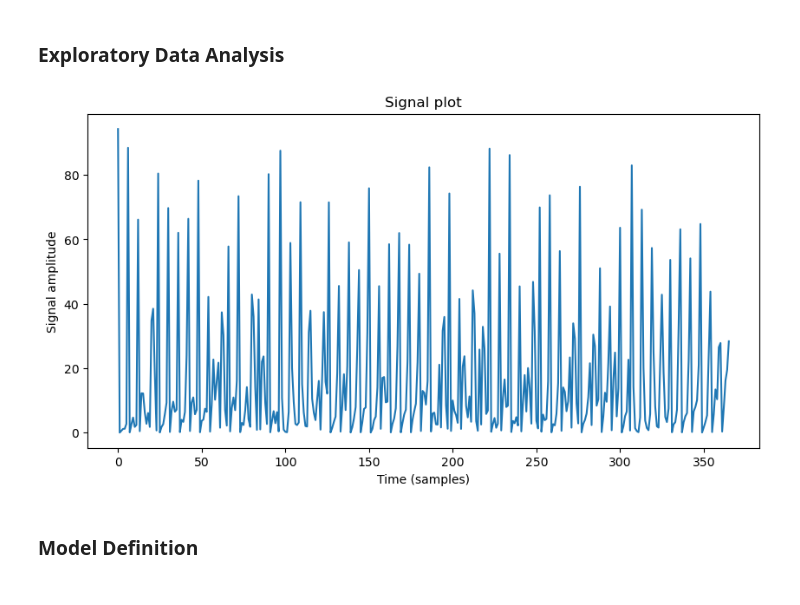
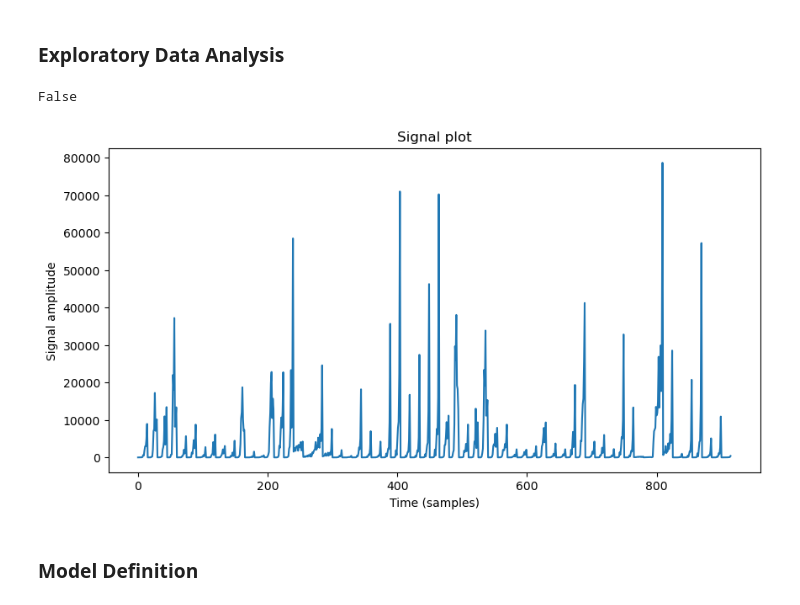
Before and after one commit to Fulkyhariz/EEG-Alcohol-Classification, a Jupyter notebook: notebook/CNN_rwb.ipynb, the cells around one changed output. Drawn from its saved outputs; the diff is of its cells as text; code cells hidden in the pictures.

```diff
--- a/notebook/CNN_rwb.ipynb
+++ b/notebook/CNN_rwb.ipynb
@@ -95,24 +95,35 @@ array([[3.69149022e+01, 8.42972939e-01, 1.92153571e+01, ...,
         2.23196140e+00, 3.62947302e+00, 2.87778571e+01]])>, <tf.Tensor: shape=(19,), dtype=int32, numpy=array([0, 0, 1, 1, 1, 0, 0, 1, 0, 0, 1, 0, 0, 0, 1, 1, 0, 0, 0])>)
 # %% [markdown]
 ### Exploratory Data Analysis
+# %%
+# Load the CSV file into a DataFrame
+bis_2 = np.load('./Test Bispec/2.npy')
+bis_4 = np.load('./Test Bispec/4.npy')
+bis_8 = np.load('./Test Bispec/8.npy')
+bis_16 = np.load('./Test Bispec/16.npy')
+bis_32 = np.load('./Test Bispec/32.npy')
+bis_64 = np.load('./Test Bispec/64.npy')
+bis_128 = np.load('./Test Bispec/128.npy')
+bis_256 = np.load('./Test Bispec/256.npy')
 # %%
-# Load the CSV file into a DataFrame
-signal = np.load('../Feature/Train/smni_cmi_train_feature_256\co2a0000364\co2a0000364_31_feature.npy')
 
+signal = bis_256
+print((bis_256 == bis_64).all())
 # Extract the signal values from the DataFrame
 
 # Create a time axis for the signal
 t = range(len(signal))
 
 fig, ax = plt.subplots(figsize=(10, 5))
 # Plot the signal
 ax.plot(t, signal)
 ax.set_xlabel('Time (samples)')
 ax.set_ylabel('Signal amplitude')
 ax.set_title('Signal plot')
 plt.show()
 # %% [output]
+False
-[figure, old version]
+[figure, new version]
 # %% [markdown]
 ### Model Definition
 # %%
```
Also changed, not shown: parts of 3 cells of this notebook, 4 other files.
